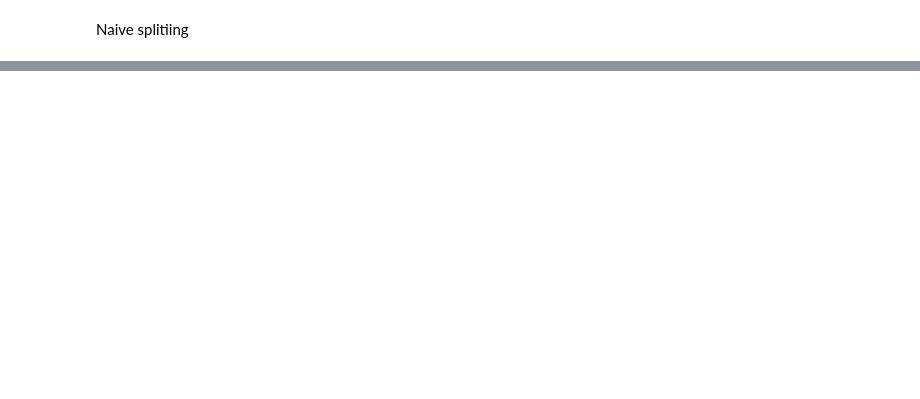
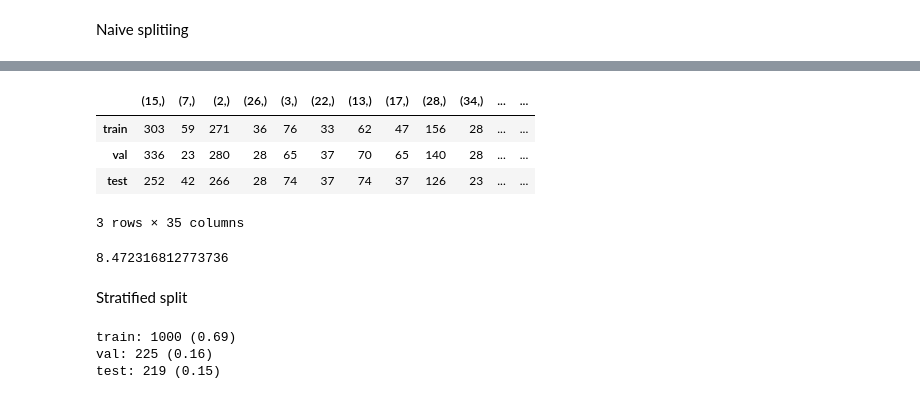
Before and after one commit to saketkattu/AI-tags, a Jupyter notebook: Notebooks/EDA.ipynb, the cells around one changed output, grey strips where cells are left out. Cells and saved outputs as stored; diff of their text form; code cells hidden in the pictures; blank space fills up the shorter version.

```diff
--- a/Notebooks/EDA.ipynb
+++ b/Notebooks/EDA.ipynb
@@ -272,0 +322,27 @@ from skmultilearn.model_selection.measures import get_combination_wise_output_ma
+# %%
+# Adjust counts across splits
+for k in counts['val_counts'].keys():
+    counts['val_counts'][k] = int(counts['val_counts'][k] * \
+        (train_size/val_size))
+for k in counts['test_counts'].keys():
+    counts['test_counts'][k] = int(counts['test_counts'][k] * \
+        (train_size/test_size))
+# %%
+dist_df = pd.DataFrame({
+    'train': counts['train_counts'],
+    'val': counts['val_counts'],
+    'test': counts['test_counts']
+}).T.fillna(0)
+dist_df
+# %% [output]
+|  | (15,) | (7,) | (2,) | (26,) | (3,) | (22,) | (13,) | (17,) | (28,) | (34,) | ... | ... |
+| train | 303 | 59 | 271 | 36 | 76 | 33 | 62 | 47 | 156 | 28 | ... | ... |
+| val | 336 | 23 | 280 | 28 | 65 | 37 | 70 | 65 | 140 | 28 | ... | ... |
+| test | 252 | 42 | 266 | 28 | 74 | 37 | 74 | 37 | 126 | 23 | ... | ... |
+3 rows × 35 columns
+# %%
+np.mean(np.std(dist_df.to_numpy(), axis=0))
+# %% [output]
+8.472316812773736
+# %% [markdown]
+Stratified split
@@ -272,0 +378,8 @@ from skmultilearn.model_selection.measures import get_combination_wise_output_ma
+# %%
+print(f"train: {len(X_train)} ({len(X_train)/len(X):.2f})\n"
+      f"val: {len(X_val)} ({len(X_val)/len(X):.2f})\n"
+      f"test: {len(X_test)} ({len(X_test)/len(X):.2f})")
+# %% [output]
+train: 1000 (0.69)
+val: 225 (0.16)
+test: 219 (0.15)
```
Also changed, not shown: parts of 22 cells of this notebook.
